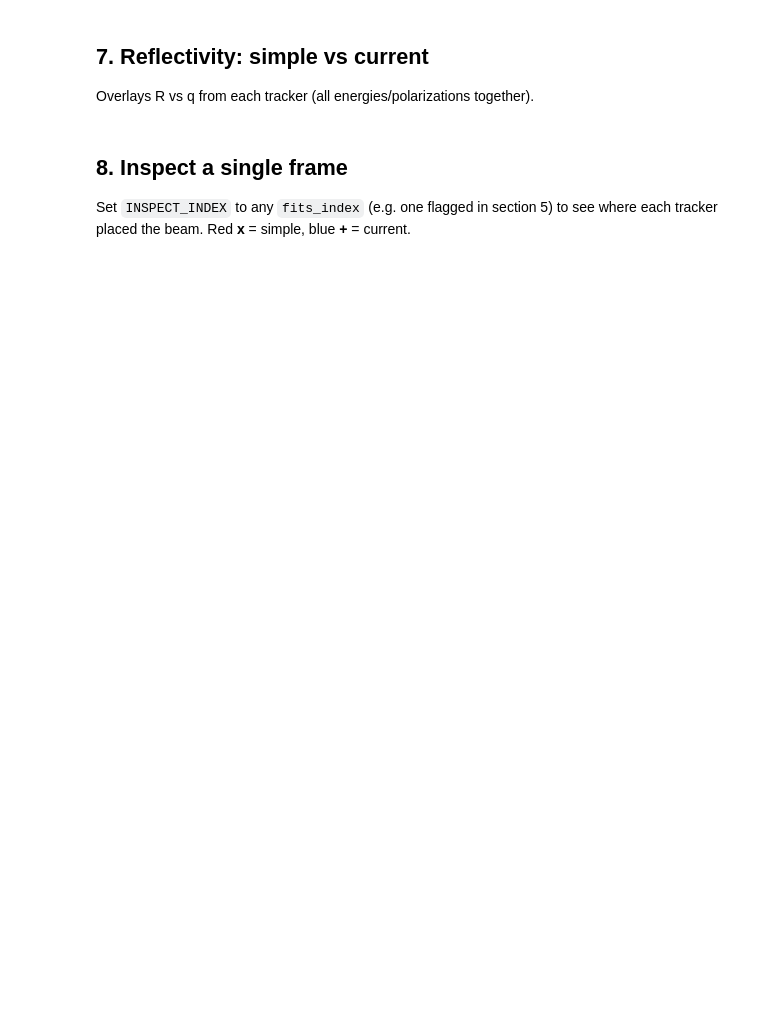
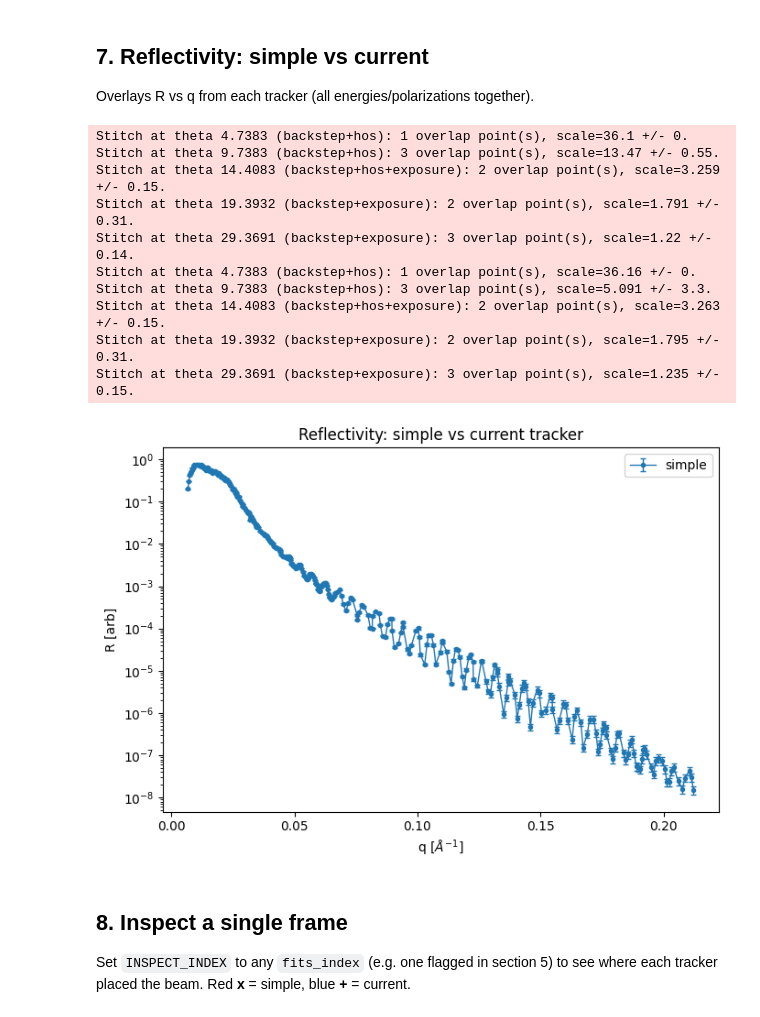
Before and after one commit to ALS-RSOXS/pxr-reduce, a Jupyter notebook: compare_trackers.ipynb, the cells around one changed output. Drawn from its saved outputs; the diff is of its cells as text; code cells hidden in the pictures; blank space fills up the shorter version.

```diff
--- a/compare_trackers.ipynb
+++ b/compare_trackers.ipynb
@@ -29,12 +29,12 @@ logging.basicConfig(level=logging.WARNING, format="%(message)s")
 logging.getLogger("pxr_reduce").setLevel(logging.INFO)
 
 # ---- Point this at your data -------------------------------------------
-DATA_PATH = r"C:/path/to/your/data"   # folder containing .fits files
+DATA_PATH = r"C:\Users\TJFerron\Documents\Temp_Data\Wenkai_Z\XRR_TEST\short_scan2"   # folder containing .fits files
 FILE_GLOB = "*.fits"
 
 # ---- Simple-tracker knobs ----------------------------------------------
-SEARCH_RADIUS = 15    # px the beam may drift between sequential frames
-FILTER_SIZE   = 5     # median-filter kernel used to FIND the beam
+SEARCH_RADIUS = 45    # px the beam may drift between sequential frames
+FILTER_SIZE   = 3     # median-filter kernel used to FIND the beam
 
 # ---- Shared reduction config (both trackers use these) -----------------
 CONFIG_KW = dict(
@@ -134,18 +192,30 @@ Overlays R vs q from each tracker (all energies/polarizations together).
 # %%
 r_simple = simple.reduce()
 r_current = current.reduce()
 
 fig, ax = plt.subplots(figsize=(7, 5))
-for label, r, style in [("simple", r_simple, "o-"), ("current", r_current, "s--")]:
+for label, r, style in [("simple", r_simple, "o-")]:#, ("current", r_current, "s--")]:
     r = r.sort_values("q")
     ax.errorbar(r["q"], r["R"], yerr=r["R_err"], fmt=style, ms=3, lw=1,
                 capsize=2, label=label)
 ax.set_yscale("log")
 ax.set_xlabel(r"q [$\AA^{-1}$]")
 ax.set_ylabel("R [arb]")
 ax.set_title("Reflectivity: simple vs current tracker")
 ax.legend()
 fig.tight_layout()
+# %% [output]
+Stitch at theta 4.7383 (backstep+hos): 1 overlap point(s), scale=36.1 +/- 0.
+Stitch at theta 9.7383 (backstep+hos): 3 overlap point(s), scale=13.47 +/- 0.55.
+Stitch at theta 14.4083 (backstep+hos+exposure): 2 overlap point(s), scale=3.259 +/- 0.15.
+Stitch at theta 19.3932 (backstep+exposure): 2 overlap point(s), scale=1.791 +/- 0.31.
+Stitch at theta 29.3691 (backstep+exposure): 3 overlap point(s), scale=1.22 +/- 0.14.
+Stitch at theta 4.7383 (backstep+hos): 1 overlap point(s), scale=36.16 +/- 0.
+Stitch at theta 9.7383 (backstep+hos): 3 overlap point(s), scale=5.091 +/- 3.3.
+Stitch at theta 14.4083 (backstep+hos+exposure): 2 overlap point(s), scale=3.263 +/- 0.15.
+Stitch at theta 19.3932 (backstep+exposure): 2 overlap point(s), scale=1.795 +/- 0.31.
+Stitch at theta 29.3691 (backstep+exposure): 3 overlap point(s), scale=1.235 +/- 0.15.
+[figure, added]
 # %% [markdown]
 ## 8. Inspect a single frame
 
```
Also changed, not shown: parts of 8 cells of this notebook, 21 other files.
